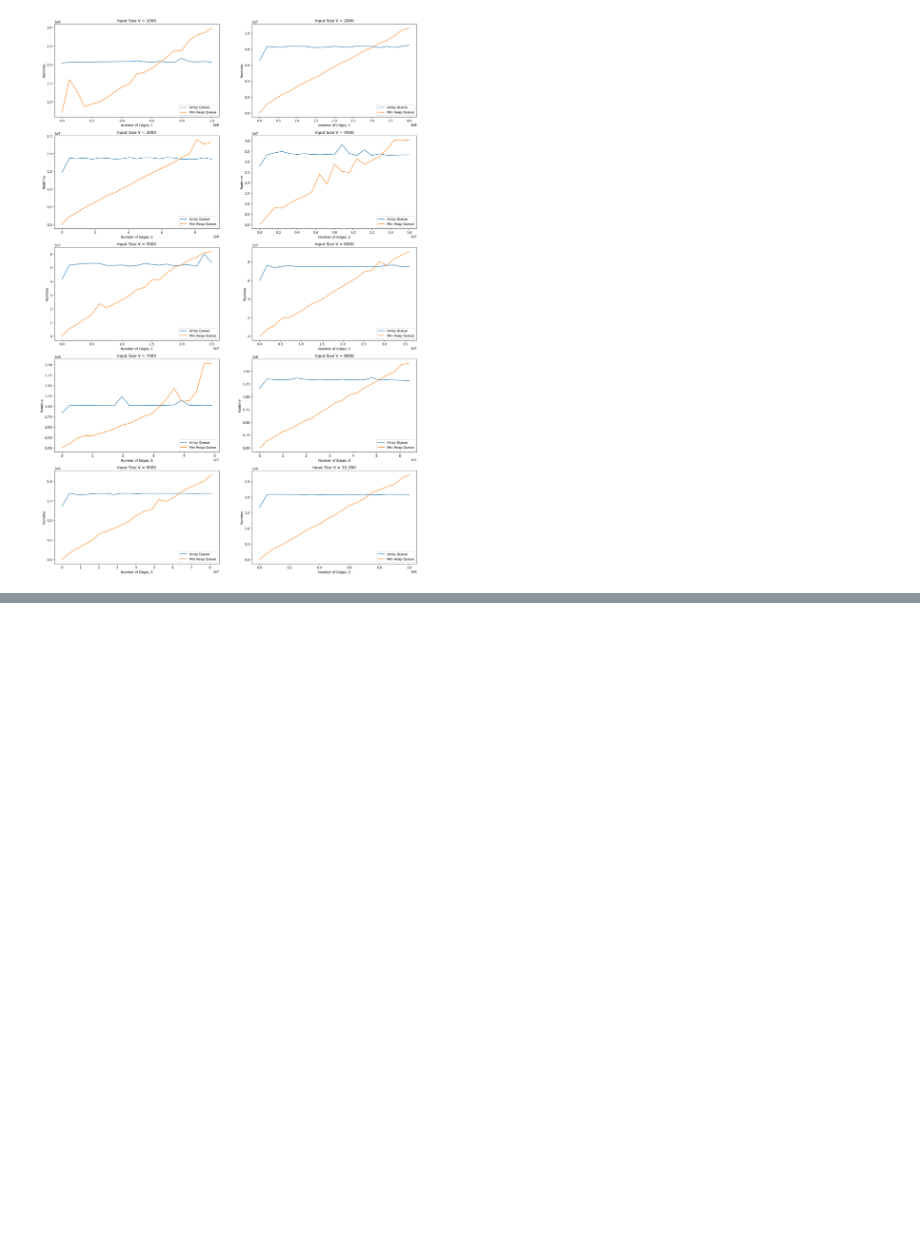
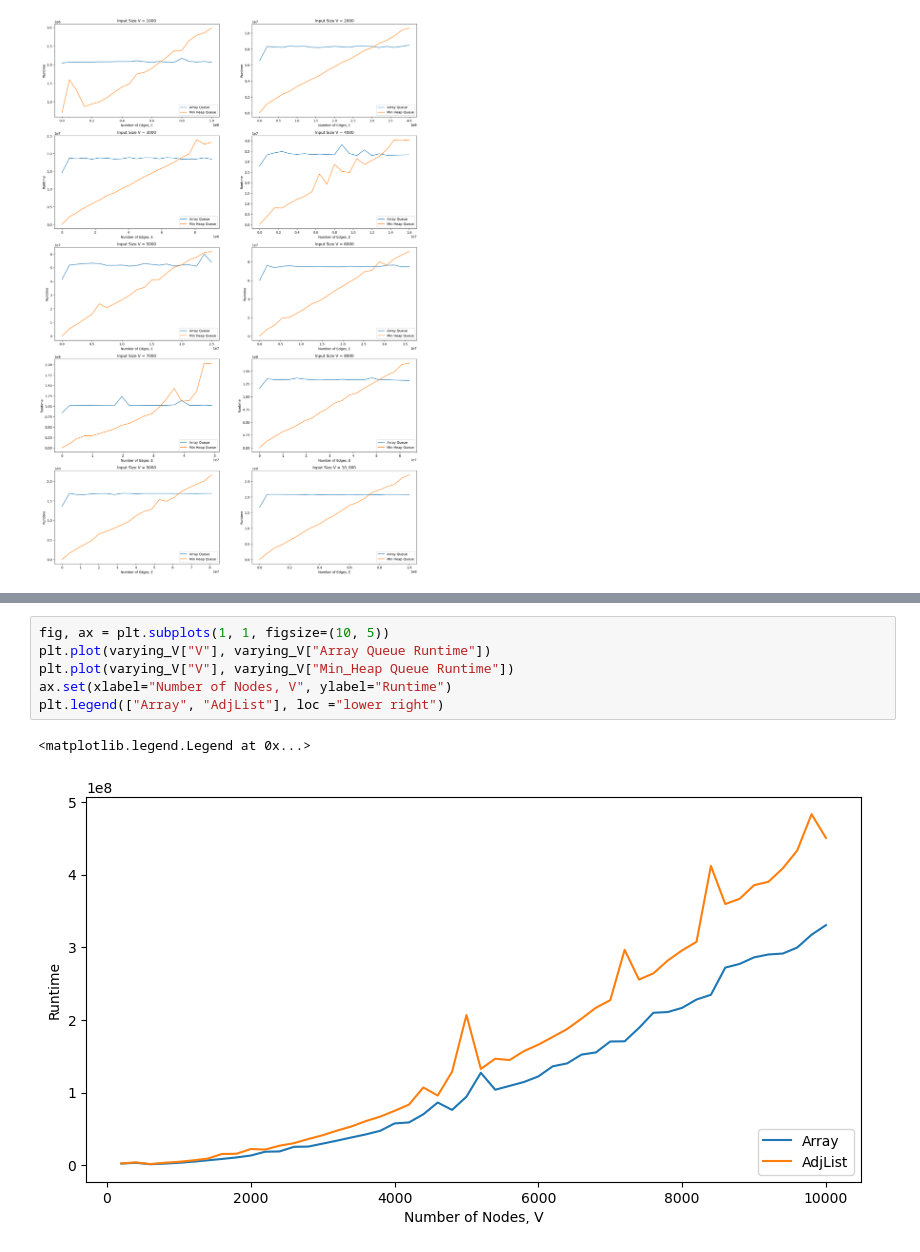
Before and after one commit to jdengoh/SC2001, a Jupyter notebook: The Dijkstra’s Algorithm/DataVisualization_Proj2.ipynb, the cells around one changed output, grey strips where cells are left out. Cells and saved outputs as stored; diff of their text form; blank space fills up the shorter version.

```diff
--- a/The Dijkstra’s Algorithm/Untitled.ipynb
+++ b/The Dijkstra’s Algorithm/DataVisualization_Proj2.ipynb
@@ -74,0 +113,9 @@ ax[4][1].legend(["Array Queue", "Min Heap Queue"], loc ="lower right")
+# %%
+fig, ax = plt.subplots(1, 1, figsize=(10, 5))
+plt.plot(varying_V["V"], varying_V["Array Queue Runtime"])
+plt.plot(varying_V["V"], varying_V["Min_Heap Queue Runtime"])
+ax.set(xlabel="Number of Nodes, V", ylabel="Runtime")
+plt.legend(["Array", "AdjList"], loc ="lower right")
+# %% [output]
+<matplotlib.legend.Legend at 0x...>
+[figure, added]
```
Also changed, not shown: parts of 6 cells of this notebook, 2 other files.
